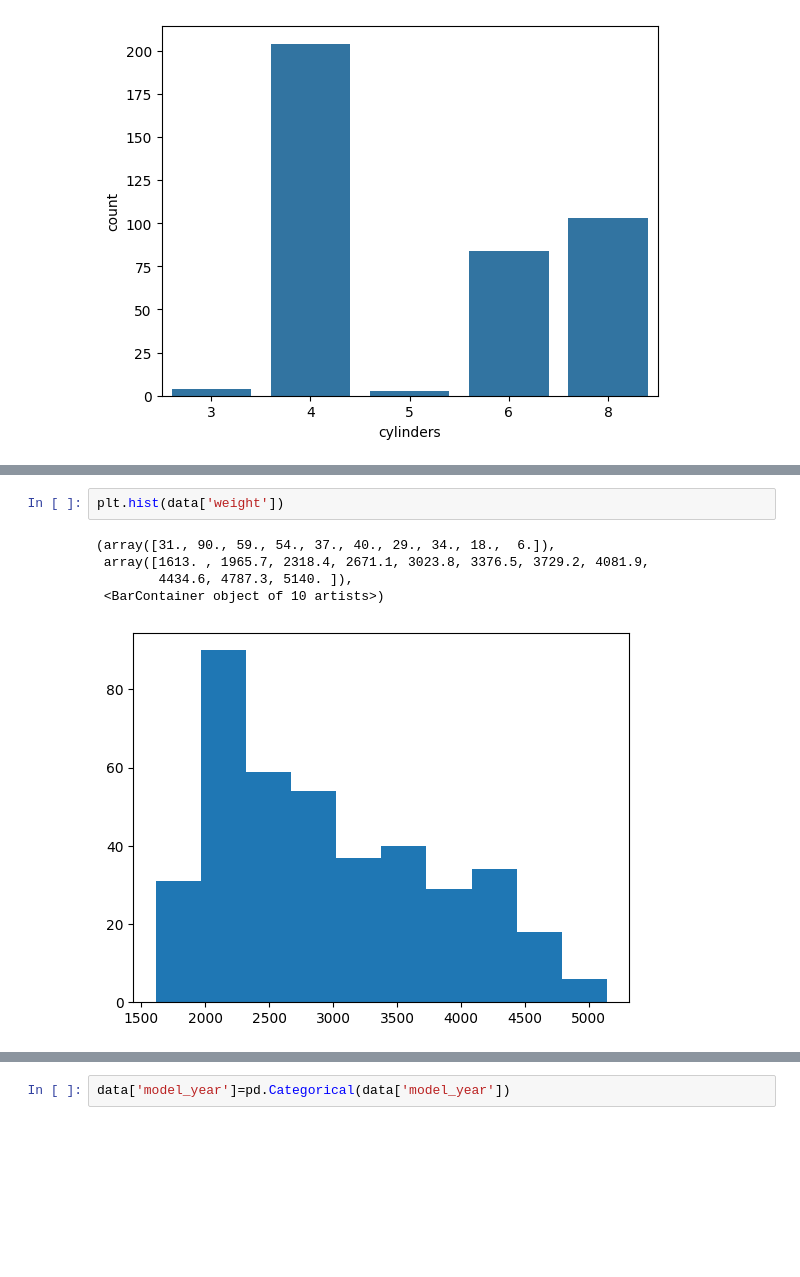
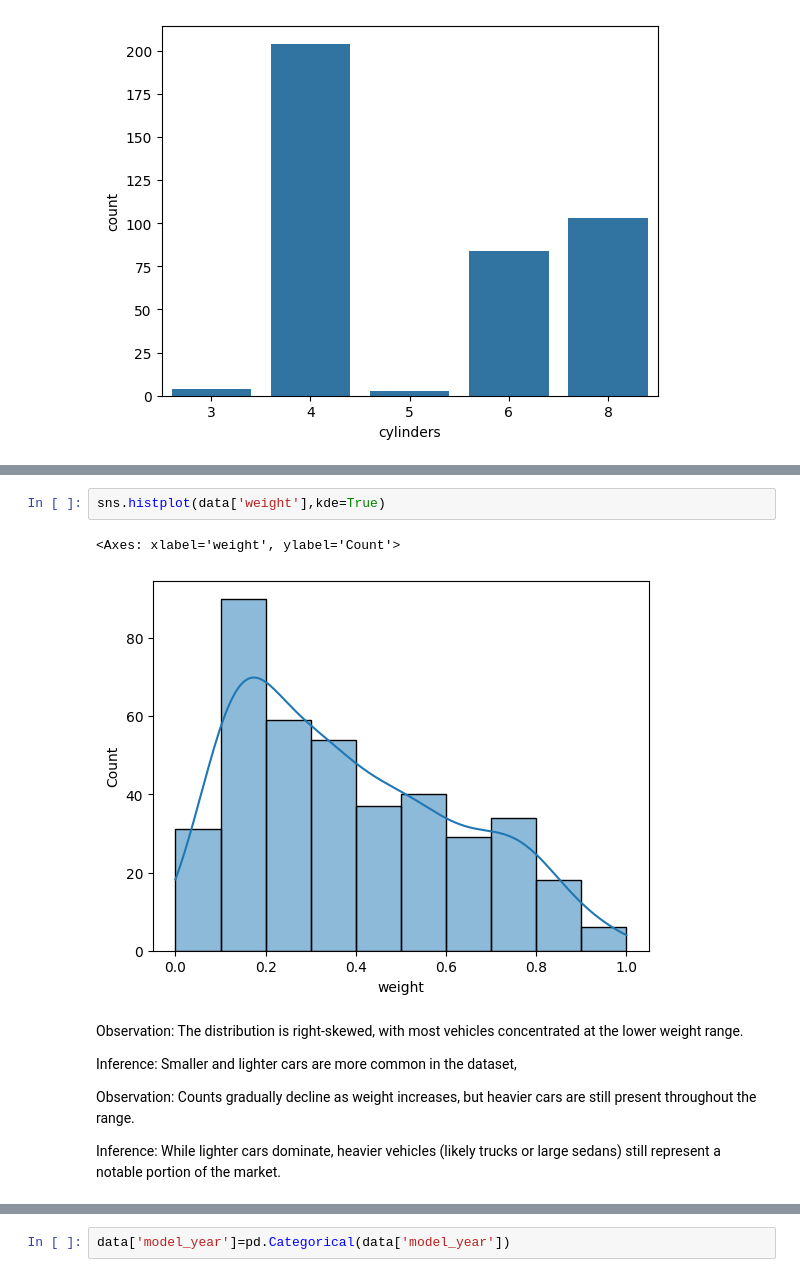
Before and after one commit to web-dev-champ/Auto-mpg, a Jupyter notebook: auto-mpg_EDA.ipynb, the cells around one changed output, grey strips where cells are left out. Cells and saved outputs as stored; diff of their text form; blank space fills up the shorter version.

```diff
--- a/auto-mpg_EDA.ipynb
+++ b/auto-mpg_EDA.ipynb
@@ -115,9 +151,14 @@ plt.hist(data['horsepower'])
 # %%
-plt.hist(data['weight'])
+sns.histplot(data['weight'],kde=True)
 # %% [output]
-(array([31., 90., 59., 54., 37., 40., 29., 34., 18.,  6.]),
- array([1613. , 1965.7, 2318.4, 2671.1, 3023.8, 3376.5, 3729.2, 4081.9,
-        4434.6, 4787.3, 5140. ]),
- <BarContainer object of 10 artists>)
+<Axes: xlabel='weight', ylabel='Count'>
-[figure, old version]
+[figure, new version]
+# %% [markdown]
+Observation: The distribution is right-skewed, with most vehicles concentrated at the lower weight range.
+
+Inference: Smaller and lighter cars are more common in the dataset,
+
+Observation: Counts gradually decline as weight increases, but heavier cars are still present throughout the range.
+
+Inference: While lighter cars dominate, heavier vehicles (likely trucks or large sedans) still represent a notable portion of the market.
 # %%
```
Also changed, not shown: parts of 12 cells of this notebook.
